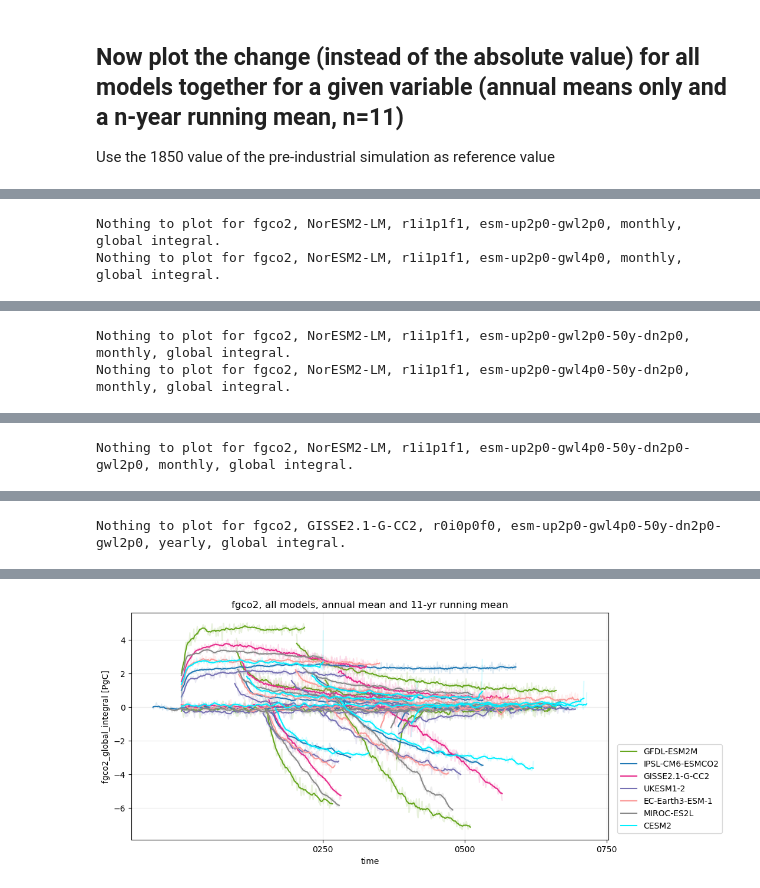
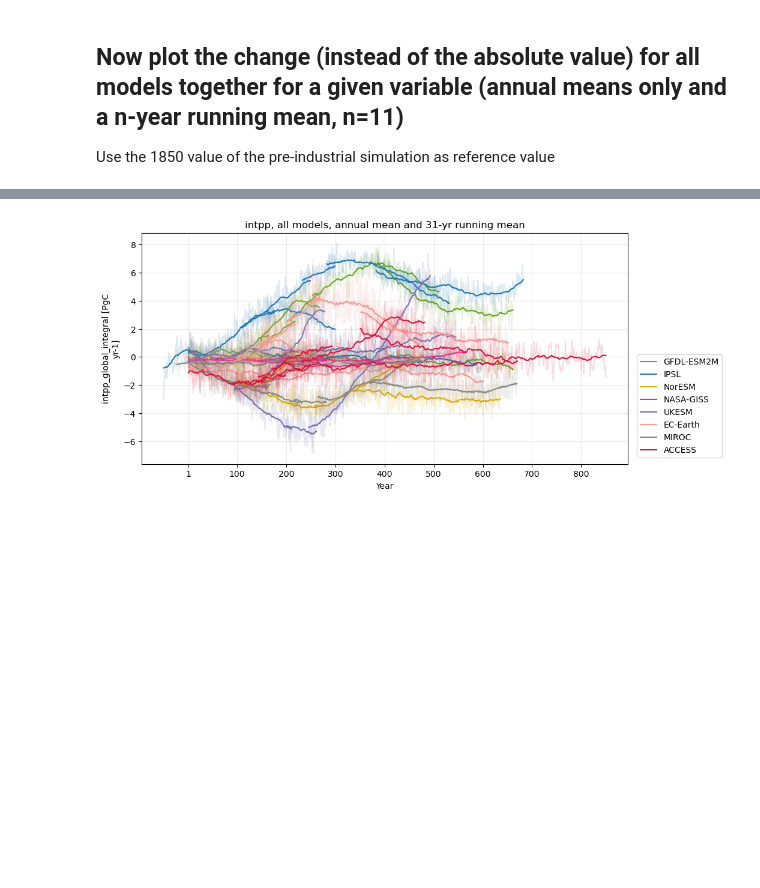
Before and after one commit to eikekoehn/TIPMIP_carbon_cycle, a Jupyter notebook: 02_analysis_and_plotting/plot_time_series_of_global_statistic.ipynb, the cells around one changed output, grey strips where cells are left out. Cells and saved outputs as stored; diff of their text form; code cells hidden in the pictures; blank space fills up the shorter version.

```diff
--- a/02_analysis_and_plotting/plot_time_series_of_global_statistic.ipynb
+++ b/02_analysis_and_plotting/plot_time_series_of_global_statistic.ipynb
@@ -14,10 +14,13 @@ Loading packages...
 # %%
 #stat = 'integral'#'integral'#'mean'
 #freq_input = 'monthly'#, 'yearly', 'daily'] #freq_output = 'monthly'#, 'yearly', 'daily', 'climatology', None]
-varias = ['fgco2']#['fgco2','intpp','tas','tos','npp','nbp','cLand','cSoil','cVeg'] # 'tas','tos',['dissic']#
-models = ['GFDL-ESM2M','IPSL-CM6-ESMCO2','NorESM2-LM','GISSE2.1-G-CC2','UKESM1-2','EC-Earth3-ESM-1','MIROC-ES2L','CESM2','ACCESS-ESM1-5']#[]#,
+varias = ['intpp']#['nbp']#['fgco2','intpp','tas','tos','npp','nbp','cLand','cSoil','cVeg'] # 'tas','tos',['dissic']#
+models = ['GFDL-ESM2M','IPSL-CM6-ESMCO2','NorESM2-LM',
+          'GISSE2.1-G-CC2','UKESM1-2','EC-Earth3-ESM-1',
+          'MIROC-ES2L','CESM2','ACCESS-ESM1-5']#[]#,
 runs = pruns.get_run_list('tipmip_tier1')#[1:]
 ref_year = 1
+suffix = ''#'_cumulated' # '' #
 
 model_dict = pmods.get_model_dict('all')
 run_dict = pruns.get_run_dict()
@@ -108,7 +181,7 @@ def get_infix(varia,default=True):
 for varia in varias:
     for model in models:
         freq_input = get_freq_input(model)
-        stat = get_stat(varia)
+        stat = get_stat(varia,model)
         vert_stat = get_vert_stat(varia,default=True)
         mgrab = MODELgrabber.get_grabber(model)
         member = mgrab.get_member()
@@ -119,16 +192,19 @@ for varia in varias:
         for run in runs:
             try:
                 color = run_dict[run].color_id
-                load_dir = f'./../01_postprocessed_data/global_time_series/{varia}/{model}/{run}/{member}/{freq_input}/{infix}global_{stat}'
-                load_string = f'{load_dir}/{varia}_{model}_{run}_{member}_{infix}global_{stat}.nc'
+                load_dir = f'./../01_postprocessed_data/global_time_series/{varia}/{model}/{run}/{member}/{freq_input}/{infix}global_{stat}{suffix}'
+                load_string = f'{load_dir}/{varia}_{model}_{run}_{member}_{infix}global_{stat}{suffix}.nc'
                 global_stat = xr.open_dataset(load_string,use_cftime=True)
-                global_stat = global_stat[f"{varia}_{infix}global_{stat}"]
+                global_stat = global_stat[f"{varia}_{infix}global_{stat}{suffix}"]
 
                 # convert
                 global_stat = convert_units(varia,stat,global_stat)
 
+                # get the start and end
+                time_slice = TimeOperator.get_time_start_and_end(model,run,model_dict,ref_year=None)
+
                 # put into dictionary
-                global_stats[run] = global_stat
+                global_stats[run] = global_stat.sel(time=time_slice)
                 #for key in global_stats.keys():
                 #print(f'... plotting {run} ...')
                 global_stats[run].plot(alpha=0.25,color=color)
@@ -361,14 +365,14 @@ Use the 1850 value of the pre-industrial simulation as reference value
 # %%
 def get_reference_value(varia,model):
     freq_input = get_freq_input(model)
-    stat = get_stat(varia)
+    stat = get_stat(varia,model)
     mgrab = MODELgrabber.get_grabber(model)
     member = mgrab.get_member()
-    run = 'esm-piControl'
-    load_dir = f'./../01_postprocessed_data/global_time_series/{varia}/{model}/{run}/{member}/{freq_input}/{infix}global_{stat}'
-    load_string = f'{load_dir}/{varia}_{model}_{run}_{member}_{infix}global_{stat}.nc'
+    run = 'esm-up2p0'#piControl'
+    load_dir = f'./../01_postprocessed_data/global_time_series/{varia}/{model}/{run}/{member}/{freq_input}/{infix}global_{stat}{suffix}'
+    load_string = f'{load_dir}/{varia}_{model}_{run}_{member}_{infix}global_{stat}{suffix}.nc'
     global_stat = xr.open_dataset(load_string,use_cftime=True)
-    global_stat = global_stat[f"{varia}_{infix}global_{stat}"]
+    global_stat = global_stat[f"{varia}_{infix}global_{stat}{suffix}"]
 
     #ref_year = 1
     global_stat = TimeOperator.shift_time_axis_to_ref_year(model,global_stat,ref_year=ref_year,set_to_start_of_months=True)
@@ -377,13 +381,13 @@ def get_reference_value(varia,model):
 
     return reference_value
 
-running_mean_years = 11
+running_mean_years = 31 #None #
 
 for varia in varias:
     fig, ax = plt.subplots(figsize=(12,5))
     for model in models:
         freq_input = get_freq_input(model)
-        stat = get_stat(varia)
+        stat = get_stat(varia,model)
         mgrab = MODELgrabber.get_grabber(model)
         member = mgrab.get_member()
         #print(varia,model)
@@ -394,10 +398,10 @@ for varia in varias:
             try:
                 reference_value = get_reference_value(varia,model)
                 color = model_dict[model].color_id#run_dict[run].color_id
-                load_dir = f'./../01_postprocessed_data/global_time_series/{varia}/{model}/{run}/{member}/{freq_input}/{infix}global_{stat}'
-                load_string = f'{load_dir}/{varia}_{model}_{run}_{member}_{infix}global_{stat}.nc'
+                load_dir = f'./../01_postprocessed_data/global_time_series/{varia}/{model}/{run}/{member}/{freq_input}/{infix}global_{stat}{suffix}'
+                load_string = f'{load_dir}/{varia}_{model}_{run}_{member}_{infix}global_{stat}{suffix}.nc'
                 global_stat = xr.open_dataset(load_string,use_cftime=True)
-                global_stat = global_stat[f"{varia}_{infix}global_{stat}"]
+                global_stat = global_stat[f"{varia}_{infix}global_{stat}{suffix}"]
                 global_stat = TimeOperator.shift_time_axis_to_ref_year(model,global_stat,ref_year=ref_year,set_to_start_of_months=True)
 
                 annual_means = global_stat.resample(time="1YS").mean() - reference_value
@@ -406,20 +410,44 @@ for varia in varias:
                 # convert
                 annual_means = convert_units(varia,stat,annual_means)
 
+                # get the start and end
+                time_slice = TimeOperator.get_time_start_and_end(model,run,model_dict,ref_year=ref_year)
+                annual_means = annual_means.sel(time=time_slice)
+
                 # put into dictionary
                 global_stats[run] = annual_means
 
+                if running_mean_years is not None:
+                    alpha = 0.15
+                    label = f'_{model_dict[model].plotting_name}'
+                else:
+                    alpha=1
+                    if run == 'esm-up2p0':
+                        label=model_dict[model].plotting_name#model
+                    else:
+                        label='_'
+
+                annual_means.plot(alpha=alpha,color=color,label=label)
+
                 if run == 'esm-up2p0':
-                    label=model
+                    label=model_dict[model].plotting_name#model
                 else:
-                    label=''
-                annual_means.plot(alpha=.15,color=color)#,label=run)
-                annual_means.rolling(time=running_mean_years,center=True,min_periods=1).mean().plot(alpha=1,color=color,label=label)#,label=run)
+                    label='_'
+                if running_mean_years is not None:
+                    annual_means.rolling(time=running_mean_years,center=True,min_periods=1).mean().plot(alpha=1,color=color,label=label)#,label=run)
             except:
                 print(f'Nothing to plot for {varia}, {model}, {member}, {run}, {freq_input}, global {stat}.')
 
     ax.set_title(f'{varia}, all models, annual mean and {running_mean_years}-yr running mean')
     ax.grid(alpha=0.25)
+
+    yearticks = [1,100,200,300,400,500,600,700,800]
+    xticks = [cftime.DatetimeProlepticGregorian(yeartick,1,1) for yeartick in yearticks]
+    ax.set_xticks(xticks)
+    ax.set_xticklabels(yearticks)
+    ax.set_xlabel('Year')
+
+
     plt.subplots_adjust(right=0.8)
     plt.legend(loc='lower left',bbox_to_anchor=(1.01,0.01))
     plt.show()
@@ -456,2 +471,0 @@ Example usage:
-Nothing to plot for fgco2, NorESM2-LM, r1i1p1f1, esm-up2p0-gwl2p0, monthly, global integral.
-Nothing to plot for fgco2, NorESM2-LM, r1i1p1f1, esm-up2p0-gwl4p0, monthly, global integral.
@@ -468,2 +471,0 @@ Example usage:
-Nothing to plot for fgco2, NorESM2-LM, r1i1p1f1, esm-up2p0-gwl2p0-50y-dn2p0, monthly, global integral.
-Nothing to plot for fgco2, NorESM2-LM, r1i1p1f1, esm-up2p0-gwl4p0-50y-dn2p0, monthly, global integral.
@@ -480 +471,0 @@ Example usage:
-Nothing to plot for fgco2, NorESM2-LM, r1i1p1f1, esm-up2p0-gwl4p0-50y-dn2p0-gwl2p0, monthly, global integral.
@@ -498 +471,0 @@ Example usage:
-Nothing to plot for fgco2, GISSE2.1-G-CC2, r0i0p0f0, esm-up2p0-gwl4p0-50y-dn2p0-gwl2p0, yearly, global integral.
@@ -523 +472 @@ Nothing to plot for fgco2, ACCESS-ESM1-5, r1i1p1f1, esm-up2p0-gwl4p0-50y-dn2p0-g
-[figure, old version]
+[figure, new version]
```
Also changed, not shown: parts of 4 cells of this notebook, 38 other files.
